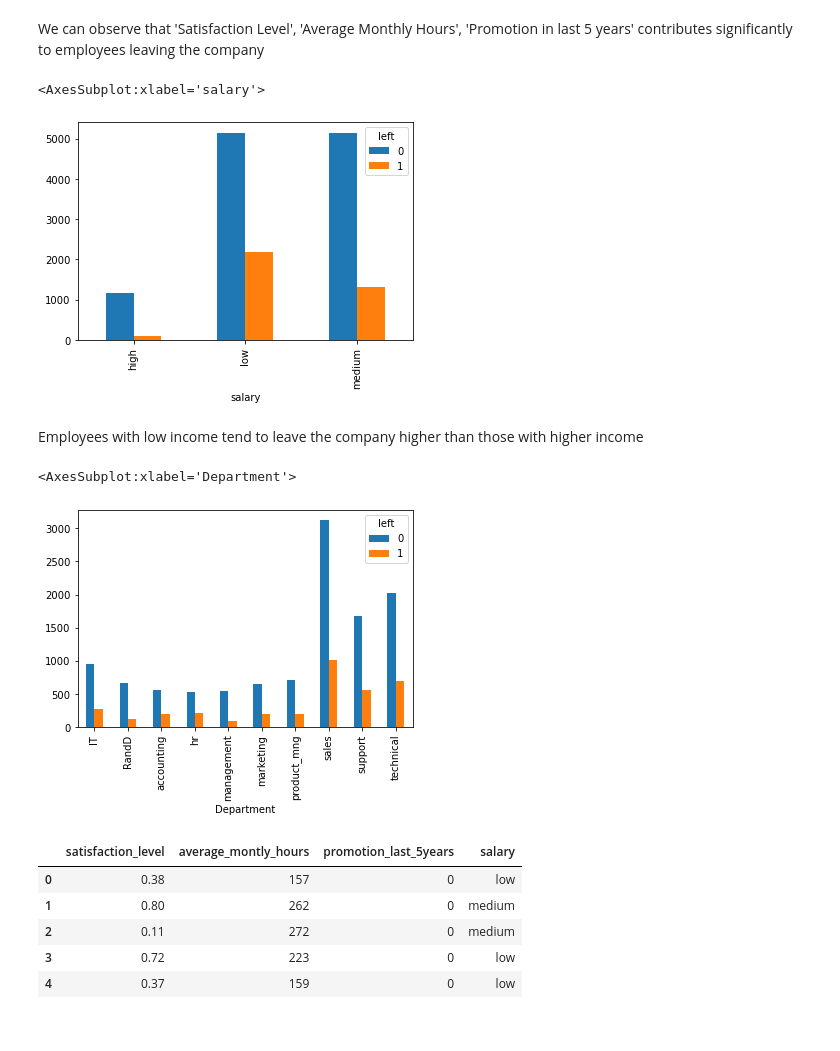
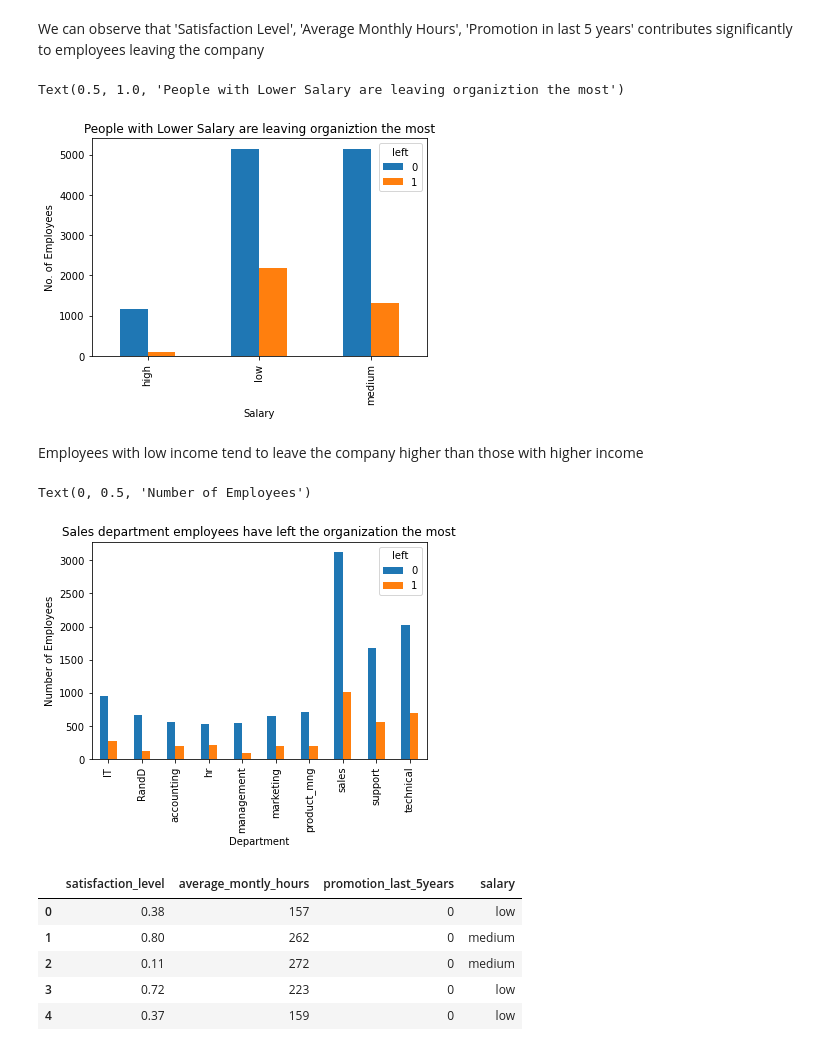
Before and after one commit to dbn3010/HR-Anlytics-with-Churn-Prediction, a Jupyter notebook: HR_Analytics_and_Churn_Prediction.ipynb, the cells around one changed output. Cells and saved outputs as stored; diff of their text form; code cells hidden in the pictures.

```diff
--- a/HR_Analytics_and_Churn_Prediction.ipynb
+++ b/HR_Analytics_and_Churn_Prediction.ipynb
@@ -108,16 +108,22 @@ df_hr.groupby('left').mean()
 We can observe that 'Satisfaction Level', 'Average Monthly Hours', 'Promotion in last 5 years' contributes significantly to employees leaving the company
 # %%
 pd.crosstab(df_hr.salary,df_hr.left).plot(kind='bar')
+plt.ylabel('No. of Employees')
+plt.xlabel('Salary')
+plt.title('People with Lower Salary are leaving organiztion the most')
 # %% [output]
-<AxesSubplot:xlabel='salary'>
+Text(0.5, 1.0, 'People with Lower Salary are leaving organiztion the most')
-[figure, old version]
+[figure, new version]
 # %% [markdown]
 Employees with low income tend to leave the company higher than those with higher income
 # %%
 pd.crosstab(df_hr.Department,df_hr.left).plot(kind='bar')
+plt.xlabel('Department')
+plt.title('Sales department employees have left the organization the most')
+plt.ylabel('Number of Employees')
 # %% [output]
-<AxesSubplot:xlabel='Department'>
+Text(0, 0.5, 'Number of Employees')
-[figure, old version]
+[figure, new version]
 # %%
 df_sub = df_hr[['satisfaction_level','average_montly_hours','promotion_last_5years','salary']]
 df_sub.head()
```
